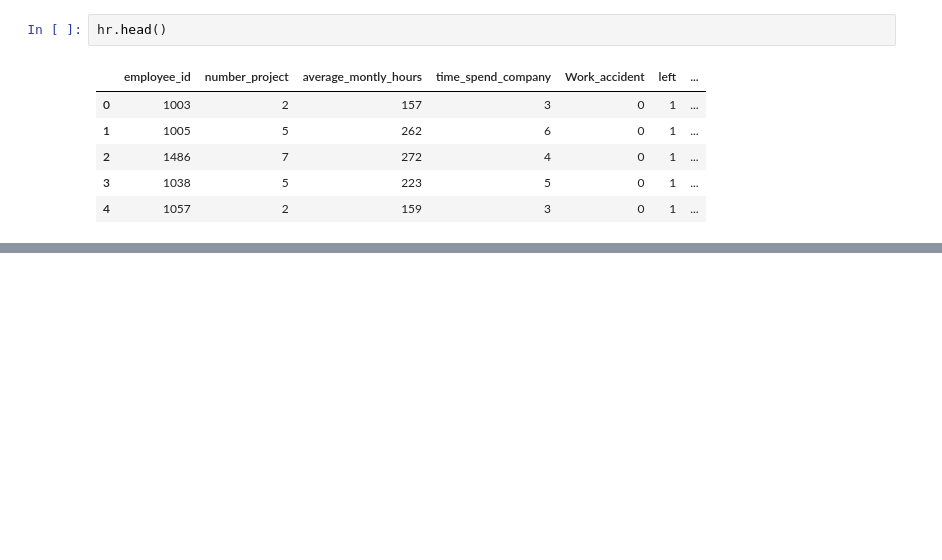
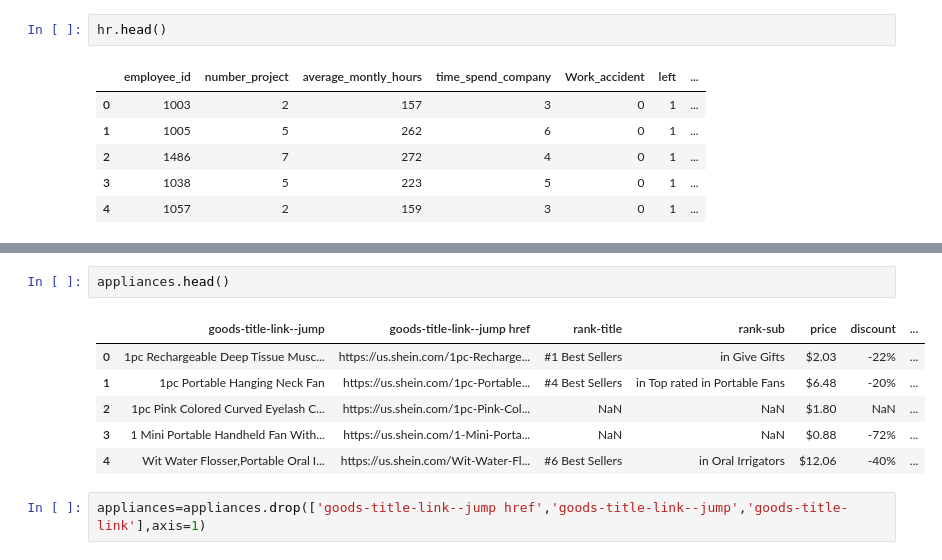
Before and after one commit to Ashuu189/python-libraries-pro, a Jupyter notebook: pandas.ipynb, the cells around one changed output, grey strips where cells are left out. Drawn from its saved outputs; the diff is of its cells as text; blank space fills up the shorter version.

```diff
--- a/pandas.ipynb
+++ b/pandas.ipynb
@@ -742,0 +725,11 @@ NameError: name 'hr' is not defined
+# %%
+appliances.head()
+# %% [output]
+|  | goods-title-link--jump | goods-title-link--jump href | rank-title | rank-sub | price | discount | ... |
+| 0 | 1pc Rechargeable Deep Tissue Musc... | https://us.shein.com/1pc-Recharge... | #1 Best Sellers | in Give Gifts | $2.03 | -22% | ... |
+| 1 | 1pc Portable Hanging Neck Fan | https://us.shein.com/1pc-Portable... | #4 Best Sellers | in Top rated in Portable Fans | $6.48 | -20% | ... |
+| 2 | 1pc Pink Colored Curved Eyelash C... | https://us.shein.com/1pc-Pink-Col... | NaN | NaN | $1.80 | NaN | ... |
+| 3 | 1 Mini Portable Handheld Fan With... | https://us.shein.com/1-Mini-Porta... | NaN | NaN | $0.88 | -72% | ... |
+| 4 | Wit Water Flosser,Portable Oral I... | https://us.shein.com/Wit-Water-Fl... | #6 Best Sellers | in Oral Irrigators | $12.06 | -40% | ... |
+# %%
+appliances=appliances.drop(['goods-title-link--jump href','goods-title-link--jump','goods-title-link'],axis=1)
```
Also changed, not shown: parts of 20 cells of this notebook, 3 other files.
